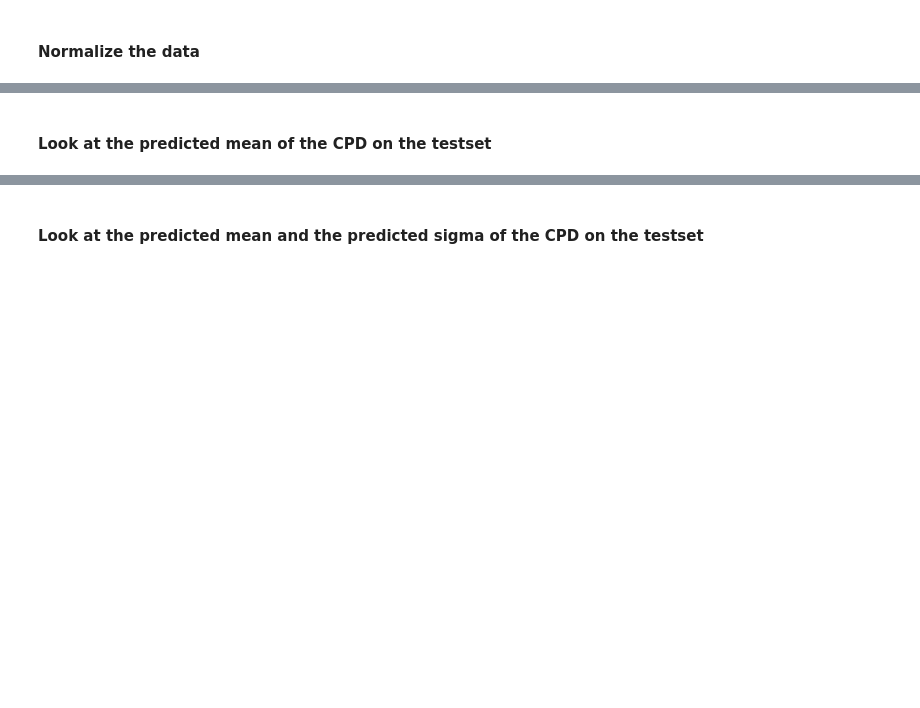
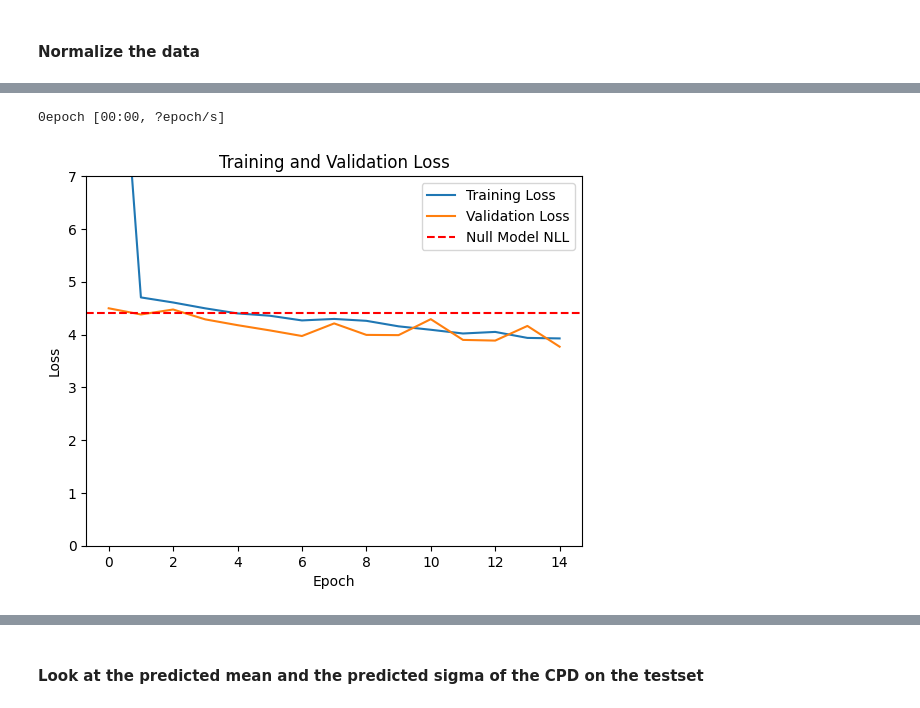
Before and after one commit to martymichel/dl_course_2025, a Jupyter notebook: notebooks/15_faces_regression_keras_torch.ipynb, the cells around one changed output, grey strips where cells are left out. Saved outputs shown, nothing was run; the diff lists cells and outputs as text; code cells hidden in the pictures; blank space fills up the shorter version.

```diff
--- a/notebooks/15_faces_regression_keras_torch.ipynb
+++ b/notebooks/15_faces_regression_keras_torch.ipynb
@@ -94,0 +229,6 @@ plt.show()
+# %%
+##### NOTE THE RESHAPE IS EXTREMLY IMPORTANT ####
+y_train = y_train.reshape(-1,1) # this reshape is important!
+y_val = y_val.reshape(-1,1)     # it adds a new dimension
+y_test = y_test.reshape(-1,1)   # after the last dim (-1)
+print(y_train.shape) #Need to have the last dimension of ,1
@@ -95 +241,16 @@ plt.show()
+# %%
+# Wrapper function to convert model output to a PyTorch Normal distribution
+import torch
+from torch.distributions import Normal
+
+@staticmethod
+def output_to_gaussian_distribution(output):
+    mean = output[:, 0:1]
+    log_sd = output[:, 1:2]
+    scale = torch.exp(log_sd)  # Ensure positive scale
+    return torch.distributions.Normal(loc=mean, scale=scale)
+
+def NLL(y_true, output):
+  dist = output_to_gaussian_distribution(output)
+  return -dist.log_prob(y_true).mean()
 # %% [markdown]
@@ -149,2 +292,0 @@ plt.show()
-# %% [markdown]
-#### Look at the predicted mean of the CPD on the testset
@@ -157,0 +293,19 @@ for i in range(0,25):
+# %%
+history=model_flex.fit(X_train, y_train,
+                      epochs=EPOCHS,
+                      verbose=0,
+                      validation_data=(X_val, y_val),
+                      callbacks=[TqdmCallback(verbose=1)]
+                    )
+plt.plot(history.history['loss'], label = 'Training Loss')
+plt.plot(history.history['val_loss'], label = 'Validation Loss')
+plt.axhline(y=nll_naive, color='r', linestyle='--', label='Null Model NLL')
+plt.xlabel('Epoch')
+plt.ylabel('Loss')
+plt.title('Training and Validation Loss')
+plt.ylim(0, 7)
+plt.legend()
+plt.show()
+# %% [output]
+0epoch [00:00, ?epoch/s]
+[figure, added]
```
Also changed, not shown: parts of 54 cells of this notebook, 2 other files.
